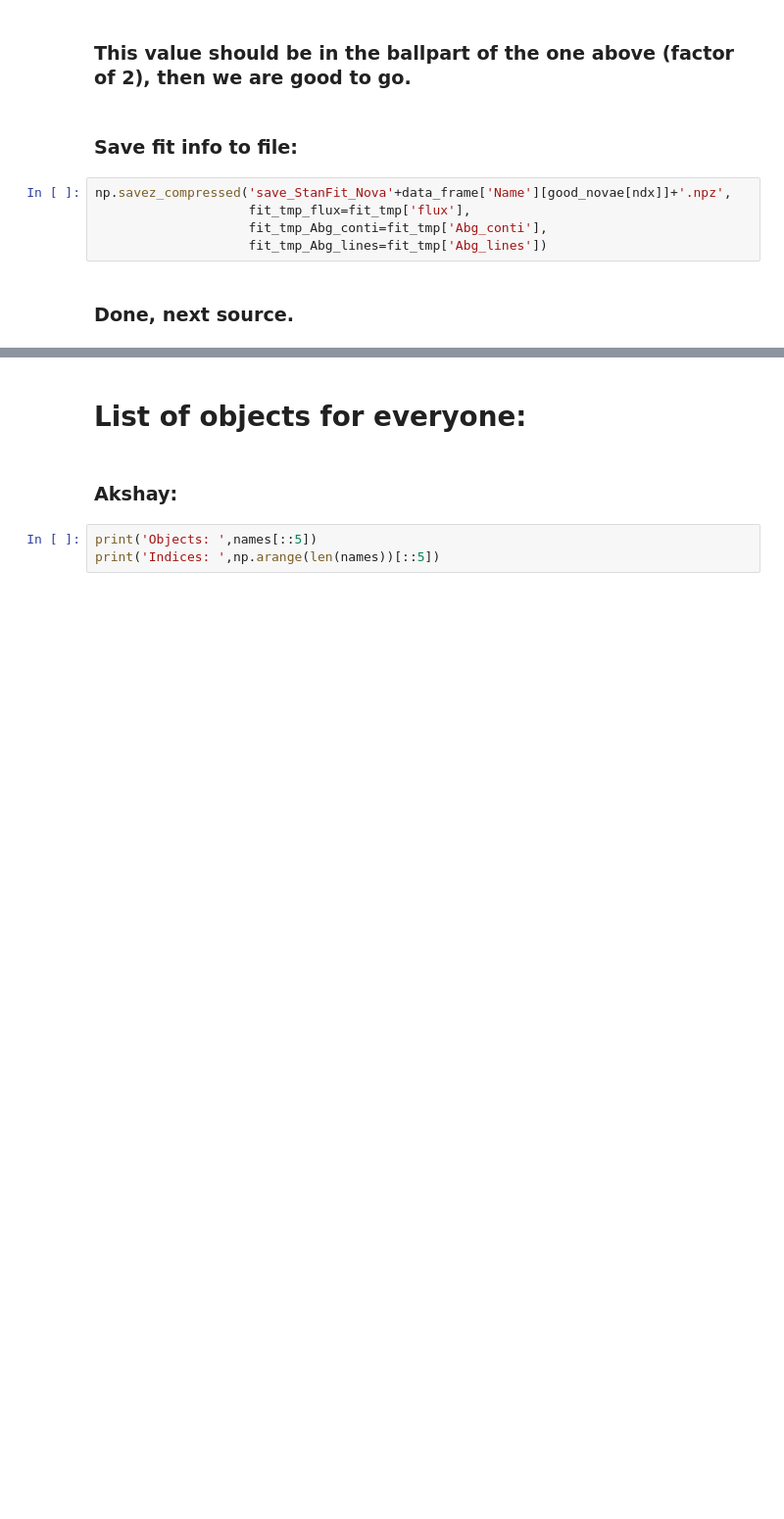
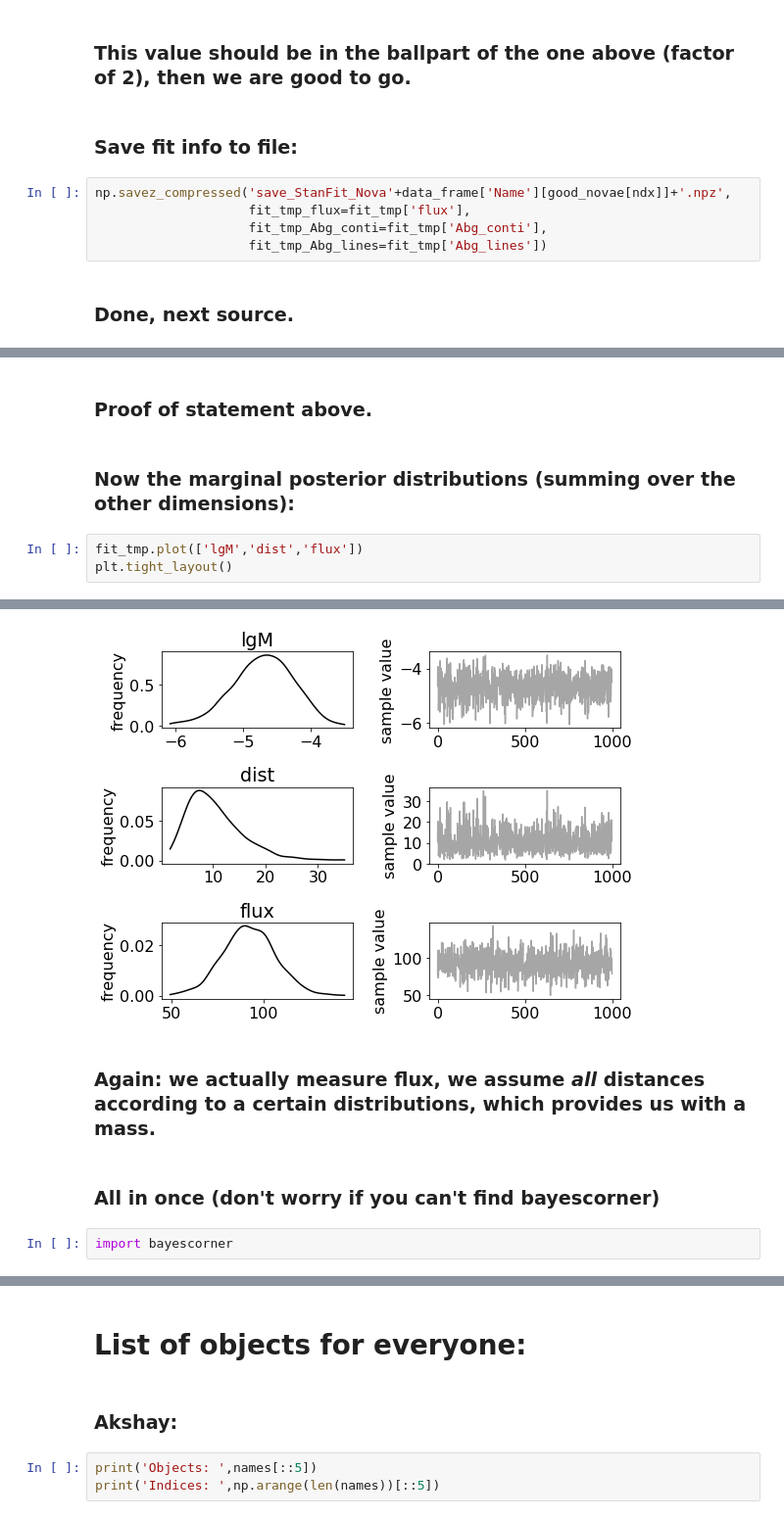
Before and after one commit to tsiegert/for-students, a Jupyter notebook: nova_analysis/stan_fit_spi-novae_template.ipynb, the cells around one changed output, grey strips where cells are left out. Shown at 98% size. Saved outputs shown, nothing was run; the diff lists cells and outputs as text; blank space fills up the shorter version.

```diff
--- a/nova_analysis/stan_fit_spi-novae_template.ipynb
+++ b/nova_analysis/stan_fit_spi-novae_template.ipynb
@@ -377,0 +589,8 @@ np.savez_compressed('save_StanFit_Nova'+data_frame['Name'][good_novae[ndx]]+'.np
+# %% [markdown]
+<h3>Proof of statement above.</h3>
+# %% [markdown]
+<h3>Now the marginal posterior distributions (summing over the other dimensions):</h3>
+# %%
+fit_tmp.plot(['lgM','dist','flux'])
+plt.tight_layout()
+# %% [output]
@@ -377,0 +598,7 @@ np.savez_compressed('save_StanFit_Nova'+data_frame['Name'][good_novae[ndx]]+'.np
+[figure, added]
+# %% [markdown]
+<h3>Again: we actually measure flux, we assume <em>all</em> distances according to a certain distributions, which provides us with a mass.</h3>
+# %% [markdown]
+<h3>All in once (don't worry if you can't find bayescorner)</h3>
+# %%
+import bayescorner
```
Also changed, not shown: parts of 53 cells of this notebook.
